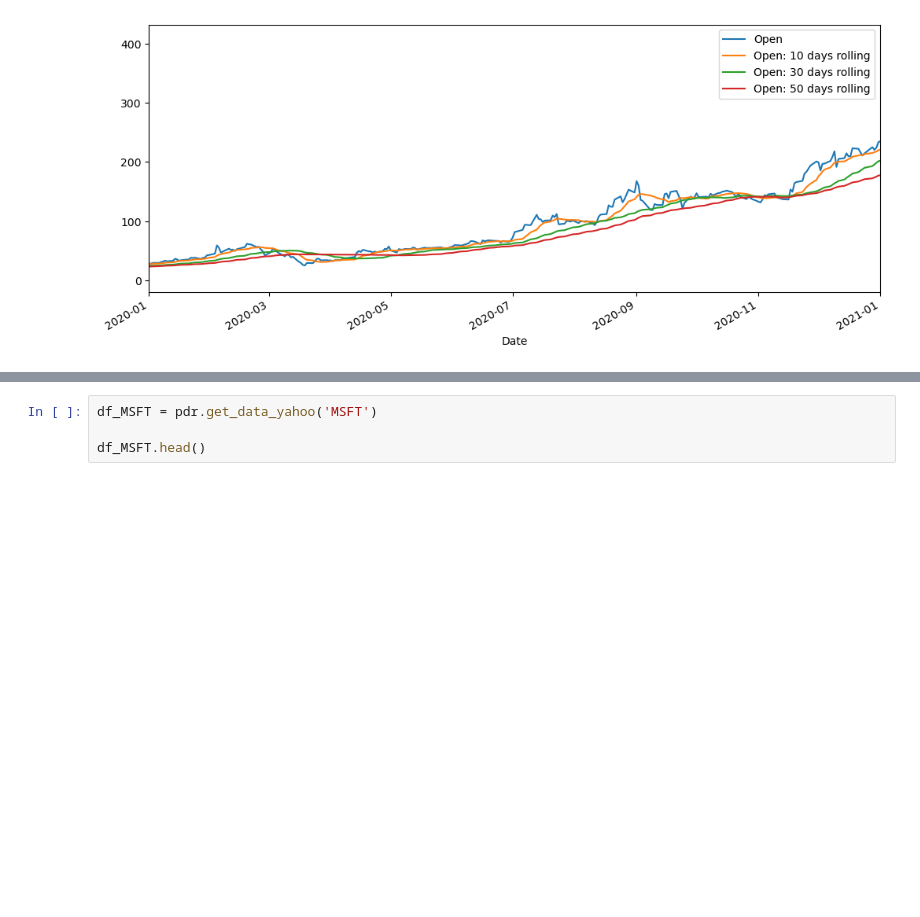
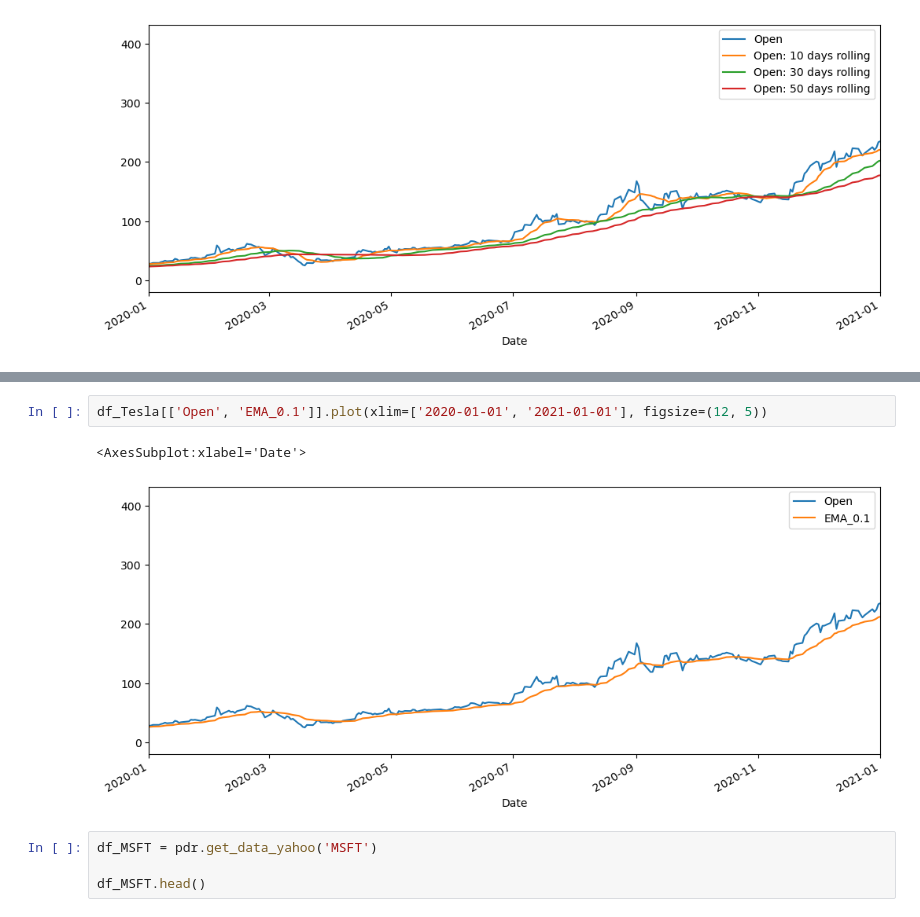
Before and after one commit to chwasiq0569/EDA-on-Time-Series-Data-, a Jupyter notebook: time-series-eda.ipynb, the cells around one changed output, grey strips where cells are left out. Saved outputs shown, nothing was run; the diff lists cells and outputs as text; blank space fills up the shorter version.

```diff
--- a/time-series-eda.ipynb
+++ b/time-series-eda.ipynb
@@ -306,3 +313,8 @@ df_Tesla[['Open', 'Open: 10 days rolling', 'Open: 30 days rolling', 'Open: 50 da
+# %%
+df_Tesla[['Open', 'EMA_0.1']].plot(xlim=['2020-01-01', '2021-01-01'], figsize=(12, 5))
+# %% [output]
+<AxesSubplot:xlabel='Date'>
+[figure, added]
 # %%
 df_MSFT = pdr.get_data_yahoo('MSFT')
 
```
Also changed, not shown: parts of 8 cells of this notebook.
